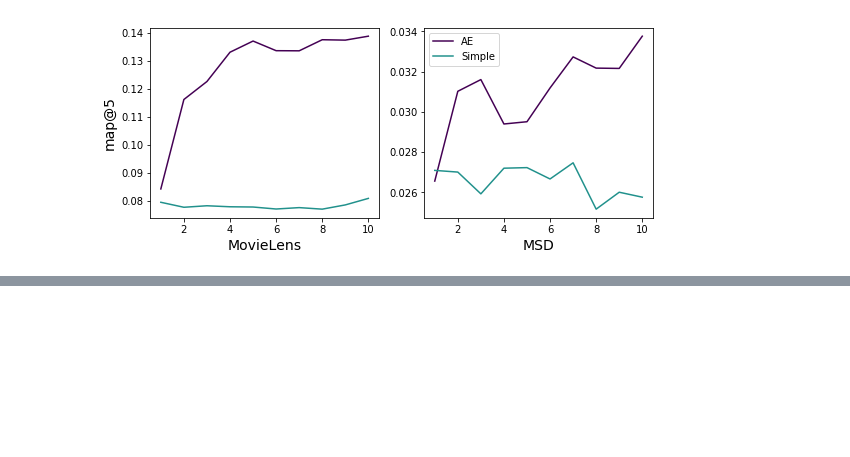
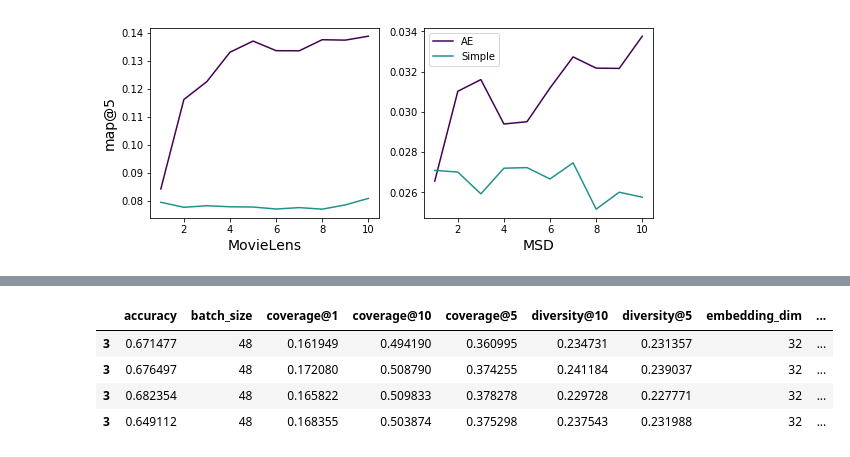
Before and after one commit to HennerM/rs-ml-with-constraints, a Jupyter notebook: NLR_Evaluation_Visualization.ipynb, the cells around one changed output, grey strips where cells are left out. Drawn from its saved outputs; the diff is of its cells as text; code cells hidden in the pictures; blank space fills up the shorter version.

```diff
--- a/NLR_Evaluation_Visualization.ipynb
+++ b/NLR_Evaluation_Visualization.ipynb
@@ -132,0 +181,14 @@ Name: map@5, dtype: float64
+# %%
+msd_div_1 = pd.read_csv('../evals/MSD_nov_0.25.csv', index_col = 0)
+msd_nov_2 = pd.read_csv('../evals/MSD_nov_1.0.csv', index_col = 0)
+msd_nov_3 = pd.read_csv('../evals/MSD_nov_2.0.csv', index_col=0)
+msd_nov_4 = pd.read_csv('../evals/MSD_nov_4.0.csv', index_col=0)
+# %%
+msd_nov_results = pd.DataFrame([msd_div_1.iloc[-1], msd_nov_2.iloc[-1], msd_nov_3.iloc[-1], msd_nov_4.iloc[-1]])
+msd_nov_results
+# %% [output]
+|  | accuracy | batch_size | coverage@1 | coverage@10 | coverage@5 | diversity@10 | diversity@5 | embedding_dim | ... |
+| 3 | 0.671477 | 48 | 0.161949 | 0.494190 | 0.360995 | 0.234731 | 0.231357 | 32 | ... |
+| 3 | 0.676497 | 48 | 0.172080 | 0.508790 | 0.374255 | 0.241184 | 0.239037 | 32 | ... |
+| 3 | 0.682354 | 48 | 0.165822 | 0.509833 | 0.378278 | 0.229728 | 0.227771 | 32 | ... |
+| 3 | 0.649112 | 48 | 0.168355 | 0.503874 | 0.375298 | 0.237543 | 0.231988 | 32 | ... |
```
Also changed, not shown: parts of 7 cells of this notebook, 2 other files.
